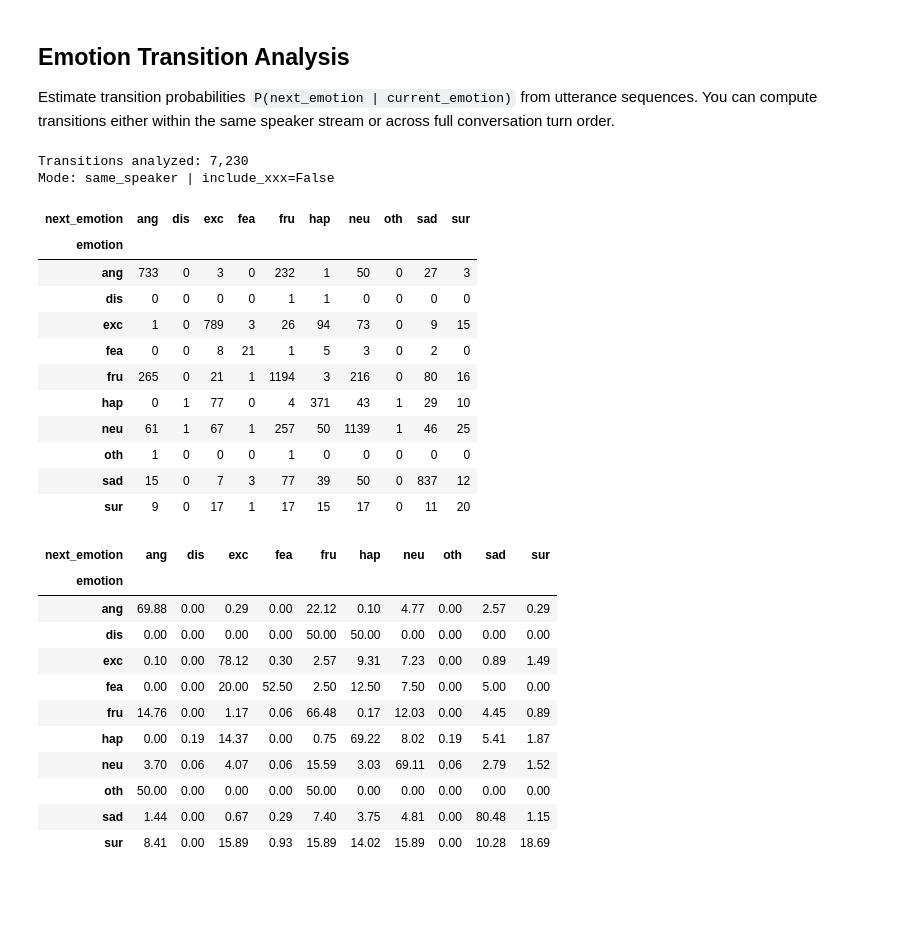
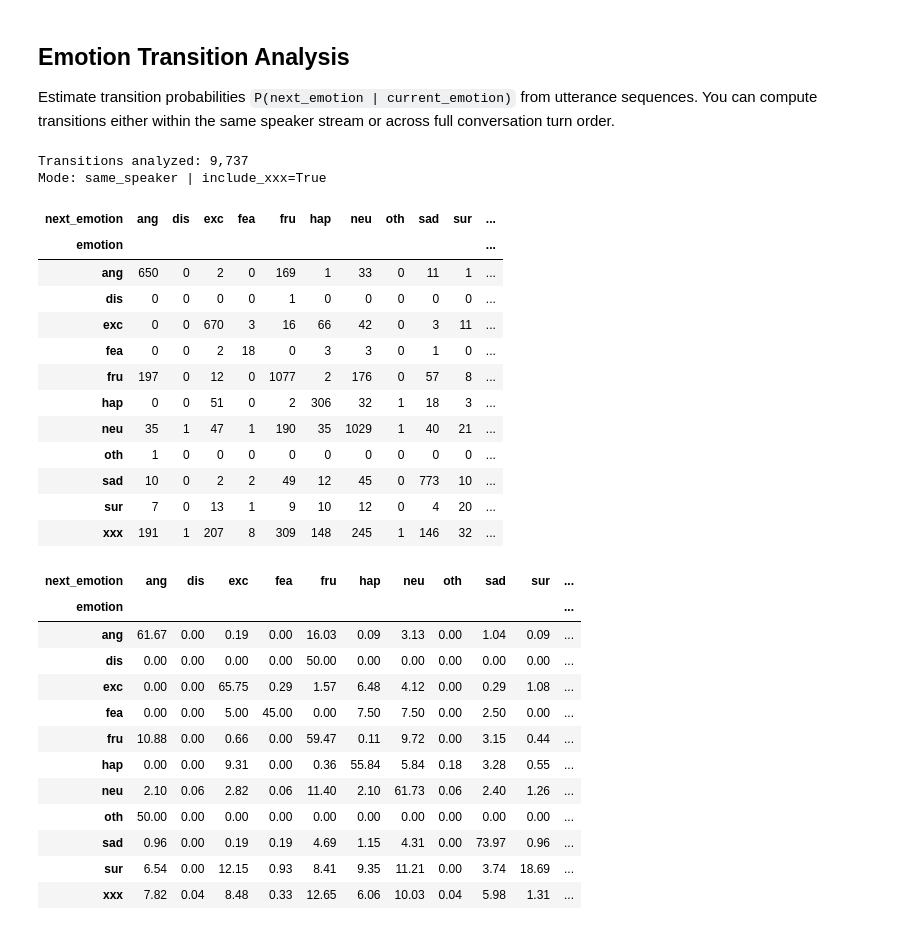
Before and after one commit to fidjestol/Speech-Emotion-Recognition, a Jupyter notebook: analysis/iemocap_eda.ipynb, the cells around one changed output. Saved outputs shown, nothing was run; the diff lists cells and outputs as text; code cells hidden in the pictures; blank space fills up the shorter version.

```diff
--- a/analysis/iemocap_eda.ipynb
+++ b/analysis/iemocap_eda.ipynb
@@ -586,7 +586,7 @@ def plot_conversation_timeline(
 # %%
 # Controls
 selected_conversation = "Ses01M_script02_2"
-include_xxx = False
+include_xxx = True
 connect_points = True
 
 iemocap_root = repo_root / "datasets" / "IEMOCAP"
@@ -671,47 +671,49 @@ def plot_transition_heatmap(matrix: pd.DataFrame, title: str, cmap: str = "Blues
     return fig
 # %%
 # Controls
-transition_include_xxx = False
+transition_include_xxx = True
 # "same_speaker" or "conversation_turn"
 transition_mode = "same_speaker"
 
 transition_timeline_df = build_timeline_df(df, iemocap_root, include_xxx=transition_include_xxx)
 pairs_df, transition_counts, transition_probs = build_transition_table(
     transition_timeline_df,
     mode=transition_mode,
 )
 
 print(f"Transitions analyzed: {len(pairs_df):,}")
 print(f"Mode: {transition_mode} | include_xxx={transition_include_xxx}")
 display(transition_counts)
 display((transition_probs * 100).round(2))
 # %% [output]
-Transitions analyzed: 7,230
-Mode: same_speaker | include_xxx=False
+Transitions analyzed: 9,737
+Mode: same_speaker | include_xxx=True
-| next_emotion | ang | dis | exc | fea | fru | hap | neu | oth | sad | sur |
-| emotion |  |  |  |  |  |  |  |  |  |  |
-| ang | 733 | 0 | 3 | 0 | 232 | 1 | 50 | 0 | 27 | 3 |
-| dis | 0 | 0 | 0 | 0 | 1 | 1 | 0 | 0 | 0 | 0 |
-| exc | 1 | 0 | 789 | 3 | 26 | 94 | 73 | 0 | 9 | 15 |
-| fea | 0 | 0 | 8 | 21 | 1 | 5 | 3 | 0 | 2 | 0 |
-| fru | 265 | 0 | 21 | 1 | 1194 | 3 | 216 | 0 | 80 | 16 |
-| hap | 0 | 1 | 77 | 0 | 4 | 371 | 43 | 1 | 29 | 10 |
-| neu | 61 | 1 | 67 | 1 | 257 | 50 | 1139 | 1 | 46 | 25 |
-| oth | 1 | 0 | 0 | 0 | 1 | 0 | 0 | 0 | 0 | 0 |
-| sad | 15 | 0 | 7 | 3 | 77 | 39 | 50 | 0 | 837 | 12 |
-| sur | 9 | 0 | 17 | 1 | 17 | 15 | 17 | 0 | 11 | 20 |
+| next_emotion | ang | dis | exc | fea | fru | hap | neu | oth | sad | sur | ... |
+| emotion |  |  |  |  |  |  |  |  |  |  | ... |
+| ang | 650 | 0 | 2 | 0 | 169 | 1 | 33 | 0 | 11 | 1 | ... |
+| dis | 0 | 0 | 0 | 0 | 1 | 0 | 0 | 0 | 0 | 0 | ... |
+| exc | 0 | 0 | 670 | 3 | 16 | 66 | 42 | 0 | 3 | 11 | ... |
+| fea | 0 | 0 | 2 | 18 | 0 | 3 | 3 | 0 | 1 | 0 | ... |
+| fru | 197 | 0 | 12 | 0 | 1077 | 2 | 176 | 0 | 57 | 8 | ... |
+| hap | 0 | 0 | 51 | 0 | 2 | 306 | 32 | 1 | 18 | 3 | ... |
+| neu | 35 | 1 | 47 | 1 | 190 | 35 | 1029 | 1 | 40 | 21 | ... |
+| oth | 1 | 0 | 0 | 0 | 0 | 0 | 0 | 0 | 0 | 0 | ... |
+| sad | 10 | 0 | 2 | 2 | 49 | 12 | 45 | 0 | 773 | 10 | ... |
+| sur | 7 | 0 | 13 | 1 | 9 | 10 | 12 | 0 | 4 | 20 | ... |
+| xxx | 191 | 1 | 207 | 8 | 309 | 148 | 245 | 1 | 146 | 32 | ... |
-| next_emotion | ang | dis | exc | fea | fru | hap | neu | oth | sad | sur |
-| emotion |  |  |  |  |  |  |  |  |  |  |
-| ang | 69.88 | 0.00 | 0.29 | 0.00 | 22.12 | 0.10 | 4.77 | 0.00 | 2.57 | 0.29 |
-| dis | 0.00 | 0.00 | 0.00 | 0.00 | 50.00 | 50.00 | 0.00 | 0.00 | 0.00 | 0.00 |
-| exc | 0.10 | 0.00 | 78.12 | 0.30 | 2.57 | 9.31 | 7.23 | 0.00 | 0.89 | 1.49 |
-| fea | 0.00 | 0.00 | 20.00 | 52.50 | 2.50 | 12.50 | 7.50 | 0.00 | 5.00 | 0.00 |
-| fru | 14.76 | 0.00 | 1.17 | 0.06 | 66.48 | 0.17 | 12.03 | 0.00 | 4.45 | 0.89 |
-| hap | 0.00 | 0.19 | 14.37 | 0.00 | 0.75 | 69.22 | 8.02 | 0.19 | 5.41 | 1.87 |
-| neu | 3.70 | 0.06 | 4.07 | 0.06 | 15.59 | 3.03 | 69.11 | 0.06 | 2.79 | 1.52 |
-| oth | 50.00 | 0.00 | 0.00 | 0.00 | 50.00 | 0.00 | 0.00 | 0.00 | 0.00 | 0.00 |
-| sad | 1.44 | 0.00 | 0.67 | 0.29 | 7.40 | 3.75 | 4.81 | 0.00 | 80.48 | 1.15 |
-| sur | 8.41 | 0.00 | 15.89 | 0.93 | 15.89 | 14.02 | 15.89 | 0.00 | 10.28 | 18.69 |
+| next_emotion | ang | dis | exc | fea | fru | hap | neu | oth | sad | sur | ... |
+| emotion |  |  |  |  |  |  |  |  |  |  | ... |
+| ang | 61.67 | 0.00 | 0.19 | 0.00 | 16.03 | 0.09 | 3.13 | 0.00 | 1.04 | 0.09 | ... |
+| dis | 0.00 | 0.00 | 0.00 | 0.00 | 50.00 | 0.00 | 0.00 | 0.00 | 0.00 | 0.00 | ... |
+| exc | 0.00 | 0.00 | 65.75 | 0.29 | 1.57 | 6.48 | 4.12 | 0.00 | 0.29 | 1.08 | ... |
+| fea | 0.00 | 0.00 | 5.00 | 45.00 | 0.00 | 7.50 | 7.50 | 0.00 | 2.50 | 0.00 | ... |
+| fru | 10.88 | 0.00 | 0.66 | 0.00 | 59.47 | 0.11 | 9.72 | 0.00 | 3.15 | 0.44 | ... |
+| hap | 0.00 | 0.00 | 9.31 | 0.00 | 0.36 | 55.84 | 5.84 | 0.18 | 3.28 | 0.55 | ... |
+| neu | 2.10 | 0.06 | 2.82 | 0.06 | 11.40 | 2.10 | 61.73 | 0.06 | 2.40 | 1.26 | ... |
+| oth | 50.00 | 0.00 | 0.00 | 0.00 | 0.00 | 0.00 | 0.00 | 0.00 | 0.00 | 0.00 | ... |
+| sad | 0.96 | 0.00 | 0.19 | 0.19 | 4.69 | 1.15 | 4.31 | 0.00 | 73.97 | 0.96 | ... |
+| sur | 6.54 | 0.00 | 12.15 | 0.93 | 8.41 | 9.35 | 11.21 | 0.00 | 3.74 | 18.69 | ... |
+| xxx | 7.82 | 0.04 | 8.48 | 0.33 | 12.65 | 6.06 | 10.03 | 0.04 | 5.98 | 1.31 | ... |
 # %%
 fig = plot_transition_heatmap(
     transition_probs,
```
Also changed, not shown: parts of 4 cells of this notebook, 40 other files.
